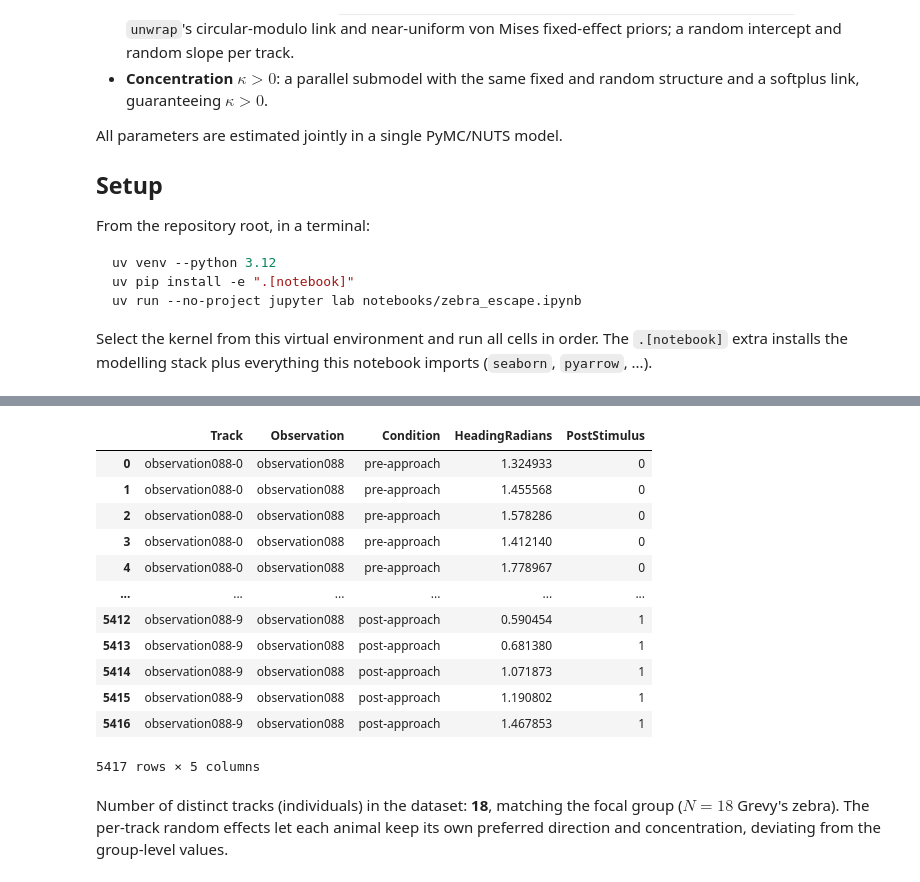
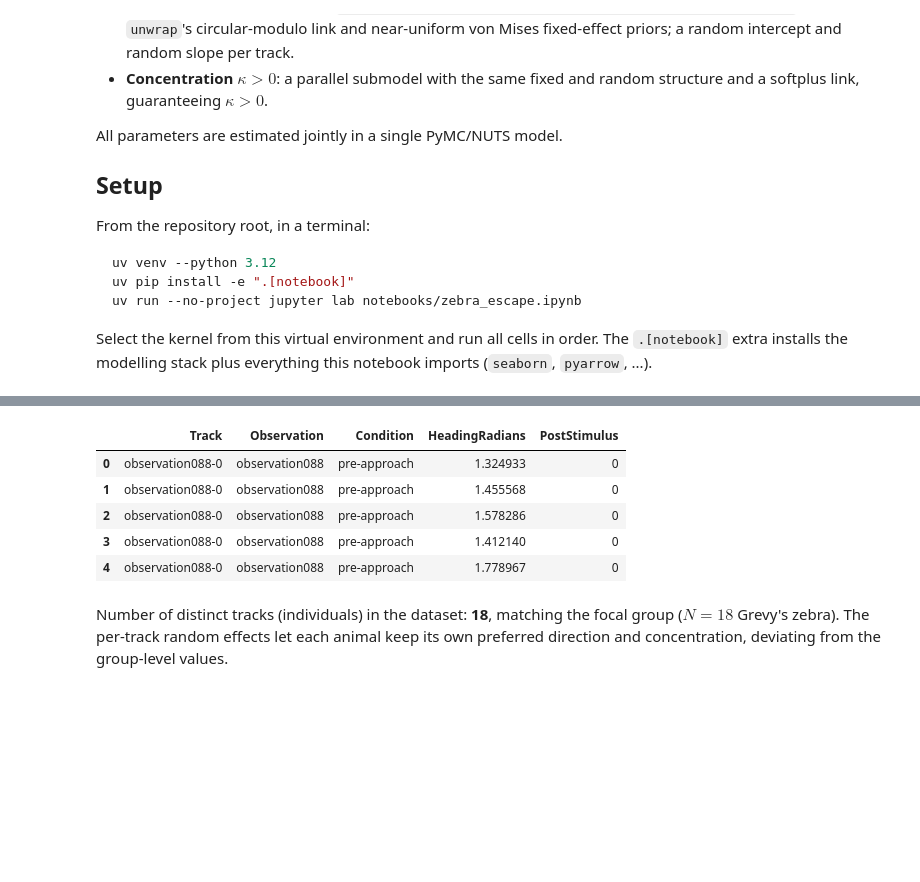
Before and after one commit to jgraving/unwrap, a Jupyter notebook: notebooks/zebra_escape.ipynb, the cells around one changed output, grey strips where cells are left out. Drawn from its saved outputs; the diff is of its cells as text; code cells hidden in the pictures; blank space fills up the shorter version.

```diff
--- a/notebooks/zebra_escape.ipynb
+++ b/notebooks/zebra_escape.ipynb
@@ -198,19 +122,16 @@ Figures will be saved to: /tmp/opencode/wt-zebra/notebooks/figures/zebra
-# %%
-df_blocks
-# %% [output]
-|  | Track | Observation | Condition | HeadingRadians | PostStimulus |
-| 0 | observation088-0 | observation088 | pre-approach | 1.324933 | 0 |
-| 1 | observation088-0 | observation088 | pre-approach | 1.455568 | 0 |
-| 2 | observation088-0 | observation088 | pre-approach | 1.578286 | 0 |
-| 3 | observation088-0 | observation088 | pre-approach | 1.412140 | 0 |
-| 4 | observation088-0 | observation088 | pre-approach | 1.778967 | 0 |
-| ... | ... | ... | ... | ... | ... |
-| 5412 | observation088-9 | observation088 | post-approach | 0.590454 | 1 |
-| 5413 | observation088-9 | observation088 | post-approach | 0.681380 | 1 |
-| 5414 | observation088-9 | observation088 | post-approach | 1.071873 | 1 |
-| 5415 | observation088-9 | observation088 | post-approach | 1.190802 | 1 |
-| 5416 | observation088-9 | observation088 | post-approach | 1.467853 | 1 |
-5417 rows × 5 columns
+# %%
+# Load the block-averaged bearings end to end: on first use this clones the
+# jgraving/unwrap-data repository to ~/.cache/unwrap-data and then resolves
+# to the preprocessed block table published there (see zebra_preprocess.py).
+df_blocks = preprocess.load_zebra_model_table()
+df_blocks.head()
+# %% [output]
+|  | Track | Observation | Condition | HeadingRadians | PostStimulus |
+| 0 | observation088-0 | observation088 | pre-approach | 1.324933 | 0 |
+| 1 | observation088-0 | observation088 | pre-approach | 1.455568 | 0 |
+| 2 | observation088-0 | observation088 | pre-approach | 1.578286 | 0 |
+| 3 | observation088-0 | observation088 | pre-approach | 1.412140 | 0 |
+| 4 | observation088-0 | observation088 | pre-approach | 1.778967 | 0 |
 # %% [markdown]
 Number of distinct tracks (individuals) in the dataset: **18**, matching the
 focal group ($N = 18$ Grevy's zebra). The per-track random effects let each
```
Also changed, not shown: parts of 18 cells of this notebook.
